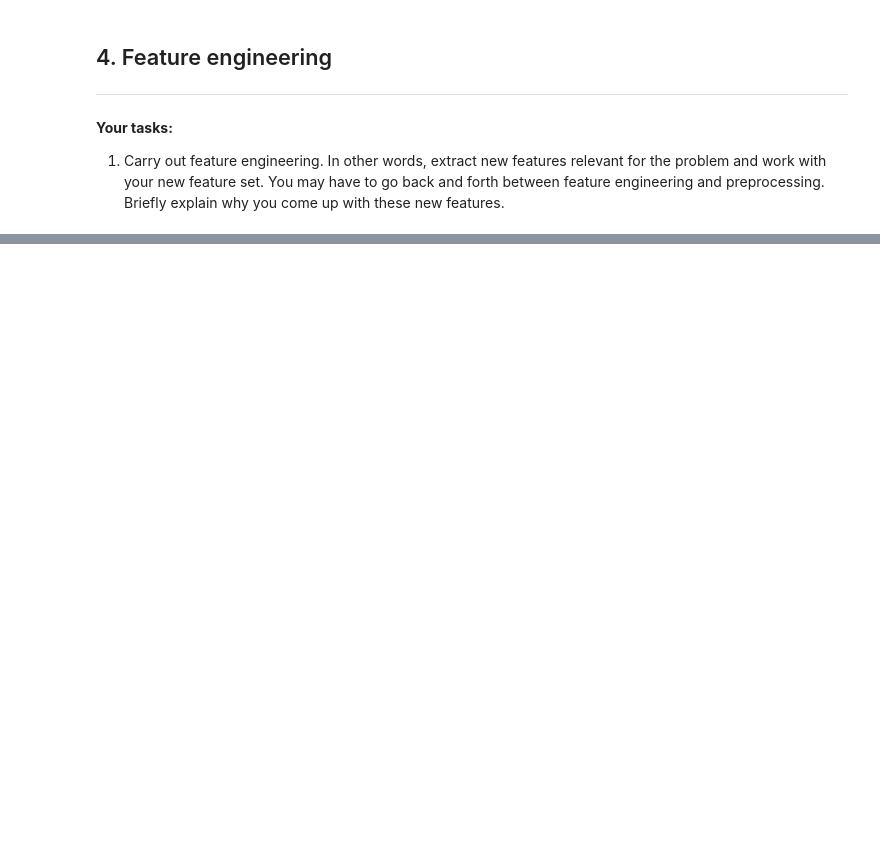
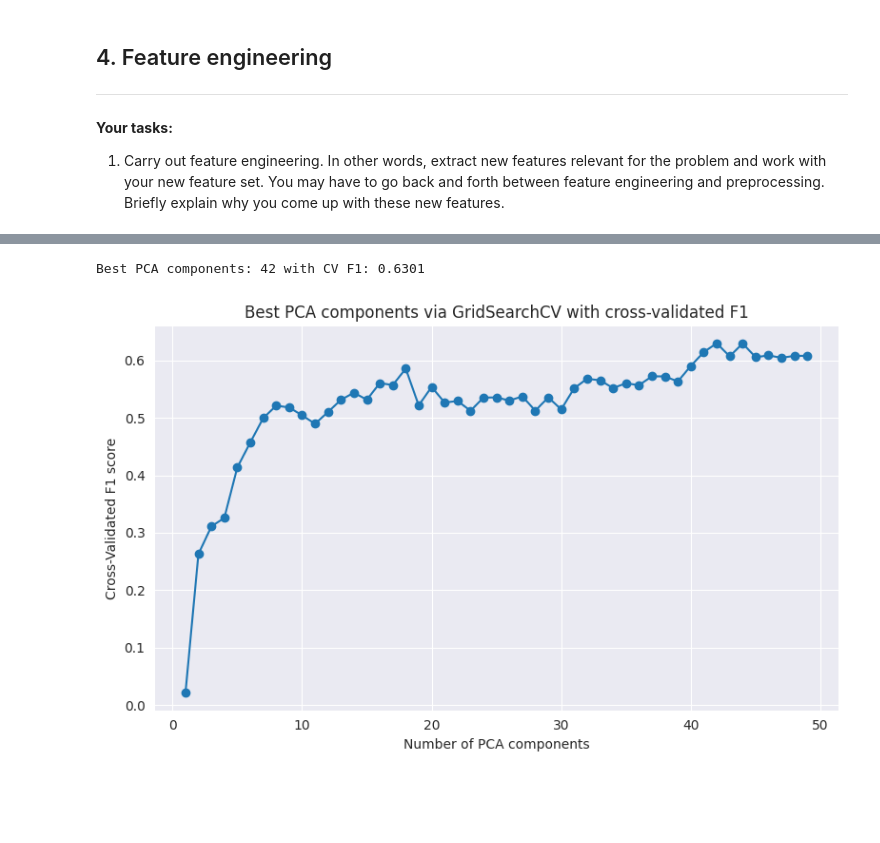
Before and after one commit to greatbabyred/CS4320-Project, a Jupyter notebook: template.ipynb, the cells around one changed output, grey strips where cells are left out. Saved outputs shown, nothing was run; the diff lists cells and outputs as text; code cells hidden in the pictures; blank space fills up the shorter version.

```diff
--- a/template.ipynb
+++ b/template.ipynb
@@ -239,3 +304,76 @@ ColumnTransformer(transformers=[('numerical',
+# %%
+
+# We lack any real insight into our features, but since we have a small dataset with a large number of features we still are very focused on reducing the overall amount of features to reduce overfitting. So we chose to implement primary component analysis (PCA) to shrink the number of features in our dataset. This is the closest we get to doing feature engineering
+
+import numpy as np
+from sklearn.pipeline import Pipeline
+from sklearn.decomposition import PCA
+from sklearn.linear_model import LogisticRegression
+from sklearn.model_selection import GridSearchCV
+
+
+# Build a pipeline that includes preprocessing, PCA, and classifier
+pca_logreg_pipe = Pipeline([
+    ('preprocessor', preprocessor),
+    ('pca', PCA()),
+    ('logistic', LogisticRegression(n_jobs=-1))
+])
+
+# Grid search over PCA components
+num_columns = len(X_train.columns.tolist())
+param_grid = {
+    'pca__n_components': list(range(1, num_columns + 1)),
+}
+
+grid = GridSearchCV(
+    estimator=pca_logreg_pipe,
+    param_grid=param_grid,
+    scoring='f1',
+    cv=5,
+    n_jobs=-1,
+    return_train_score=True
+)
+
+grid.fit(X_train, y_train)
+
+# Extract mean F1 per PCA component across all auxiliary hyperparameters
+
+scores_by_comp = {}
+
+for i, params in enumerate(grid.cv_results_['params']):
+    comp = params['pca__n_components']
+    # Ensure a list exists for this component
+    if comp not in scores_by_comp:
+        scores_by_comp[comp] = []
+    # mean_test_score is the canonical key when scoring='f1'
+    mean_f1 = grid.cv_results_['mean_test_score'][i]
+    scores_by_comp[comp].append(mean_f1)
+
+# Compute a single mean F1 per component across all hyperparameter combos
+comp_f1 = []
+components = sorted(scores_by_comp.keys())
+for c in components:
+    comp_f1.append(np.mean(scores_by_comp[c]))
+
+# Best component (highest mean F1)
+best_idx = int(np.argmax(comp_f1))
+best_components = components[best_idx]
+best_f1 = comp_f1[best_idx]
+
+print(f"Best PCA components: {best_components} with CV F1: {best_f1:.4f}")
+
+# Plot CV F1 vs number of PCA components (using averaged scores)
+plt.figure(figsize=(8, 5))
+plt.plot(components, comp_f1, marker='o')
+plt.xlabel('Number of PCA components')
+plt.ylabel('Cross-Validated F1 score')
+plt.title('Best PCA components via GridSearchCV with cross-validated F1')
+plt.grid(True)
+plt.tight_layout()
+plt.show()
+# %% [output]
+Best PCA components: 42 with CV F1: 0.6301
+[figure, added]
 # %% [markdown]
 <!-- END QUESTION -->
 
```
Also changed, not shown: parts of 21 cells of this notebook.
